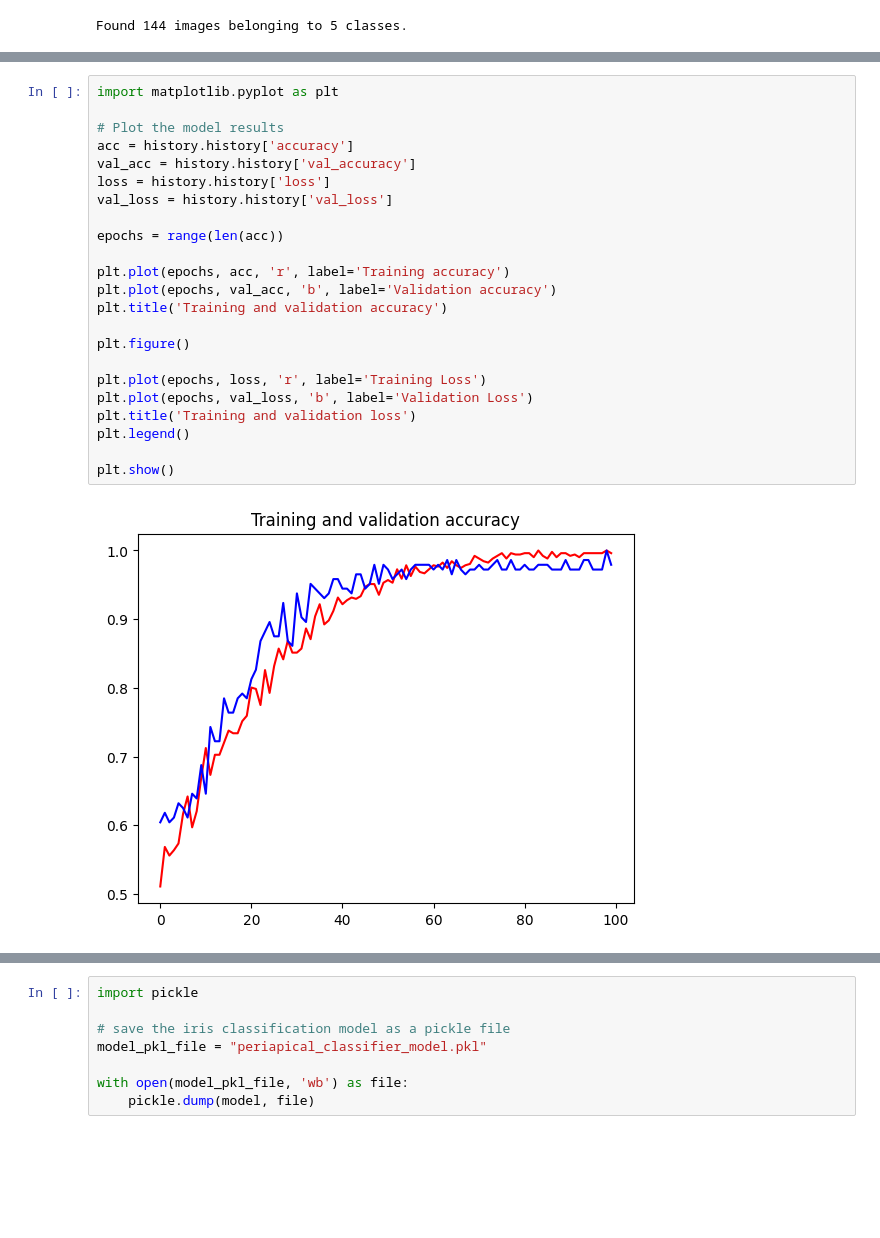
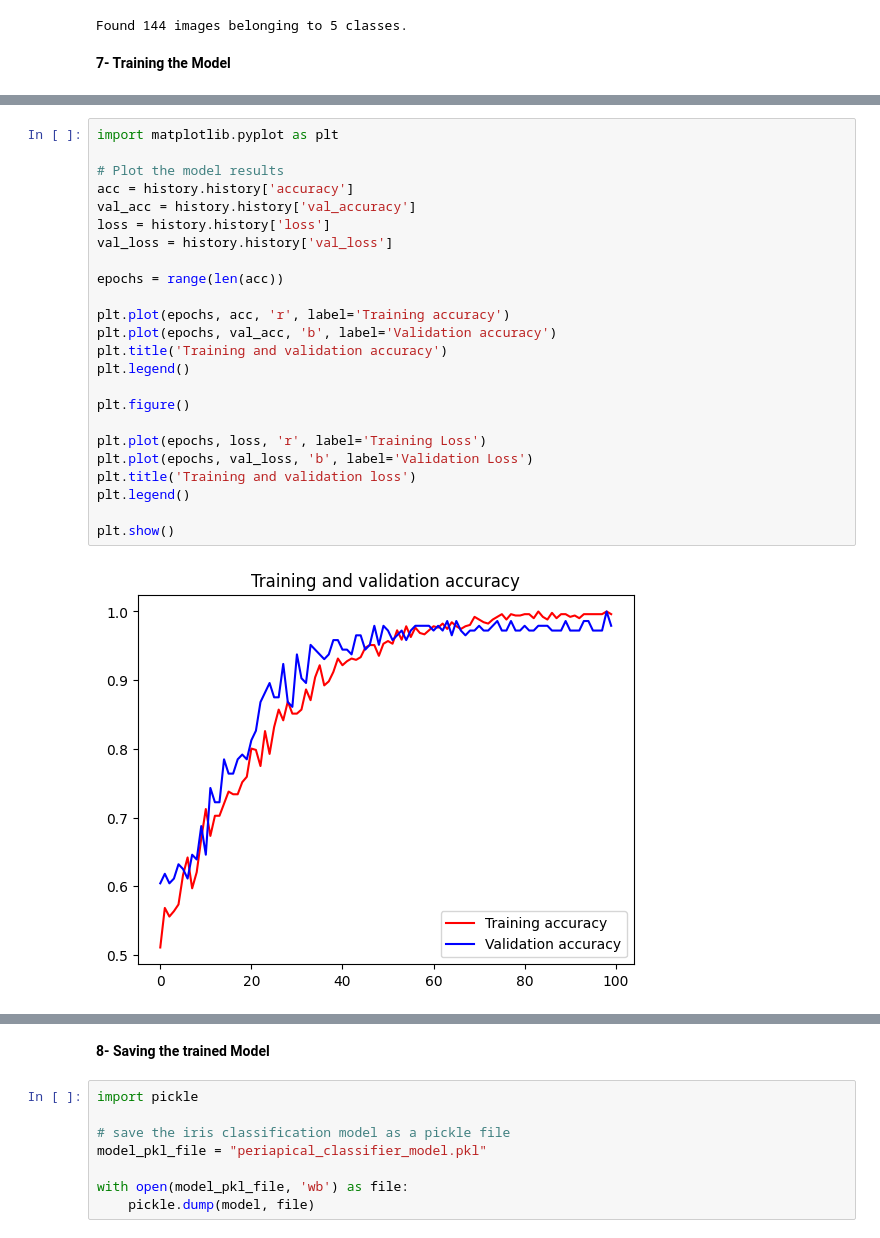
Before and after one commit to muhammadsajad/Automatic_lesion_detection_in_periapical_xrays, a Jupyter notebook: Periapical_Xrays_Classifier.ipynb, the cells around one changed output, grey strips where cells are left out. Drawn from its saved outputs; the diff is of its cells as text; blank space fills up the shorter version.

```diff
--- a/Periapical_Xrays_Classifier.ipynb
+++ b/Periapical_Xrays_Classifier.ipynb
@@ -394,6 +410,8 @@ validation_generator = validation_datagen.flow_from_directory(validation_dir,
                                                   target_size = (256, 256))
 # %% [output]
 Found 144 images belonging to 5 classes.
+# %% [markdown]
+**7- Training the Model**
 # %%
 # Train the model
 history = model.fit(train_generator, epochs=100, steps_per_epoch=32,validation_data = validation_generator, verbose = 1)
@@ -418,29 +436,32 @@ Epoch 100/100
 # %%
 import matplotlib.pyplot as plt
 
 # Plot the model results
 acc = history.history['accuracy']
 val_acc = history.history['val_accuracy']
 loss = history.history['loss']
 val_loss = history.history['val_loss']
 
 epochs = range(len(acc))
 
 plt.plot(epochs, acc, 'r', label='Training accuracy')
 plt.plot(epochs, val_acc, 'b', label='Validation accuracy')
 plt.title('Training and validation accuracy')
+plt.legend()
 
 plt.figure()
 
 plt.plot(epochs, loss, 'r', label='Training Loss')
 plt.plot(epochs, val_loss, 'b', label='Validation Loss')
 plt.title('Training and validation loss')
 plt.legend()
 
 plt.show()
 # %% [output]
-[figure, old version]
+[figure, new version]
 [figure]
+# %% [markdown]
+**8- Saving the trained Model**
 # %%
 import pickle
 
```
Also changed, not shown: parts of 10 cells of this notebook.
